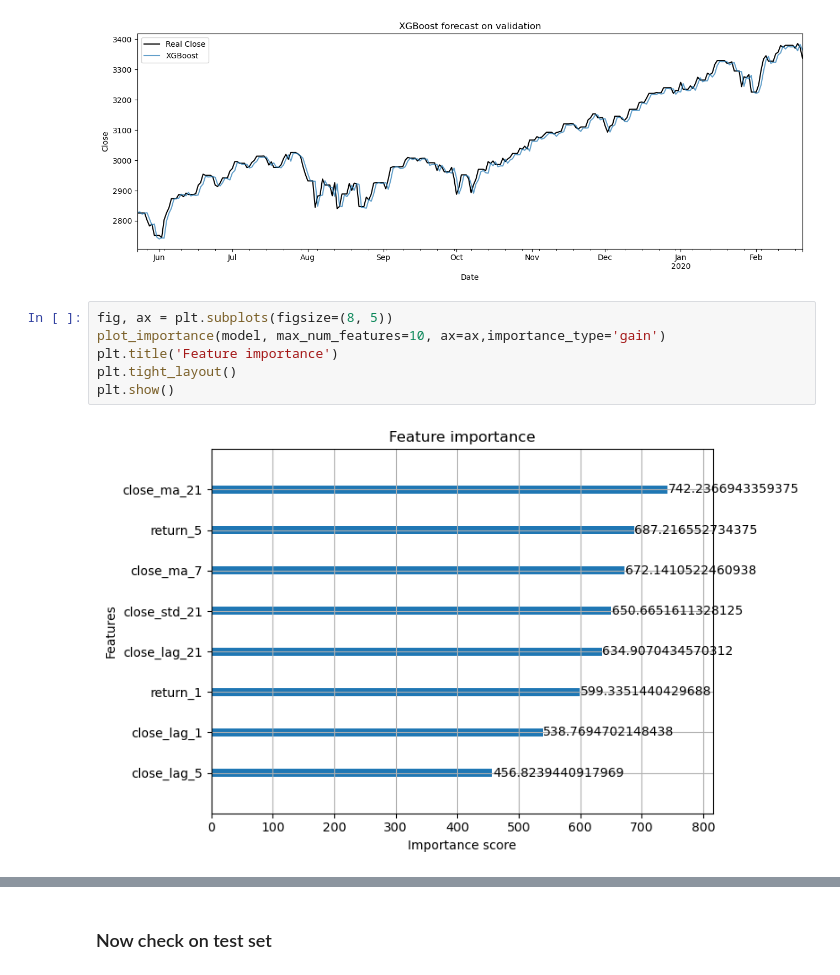
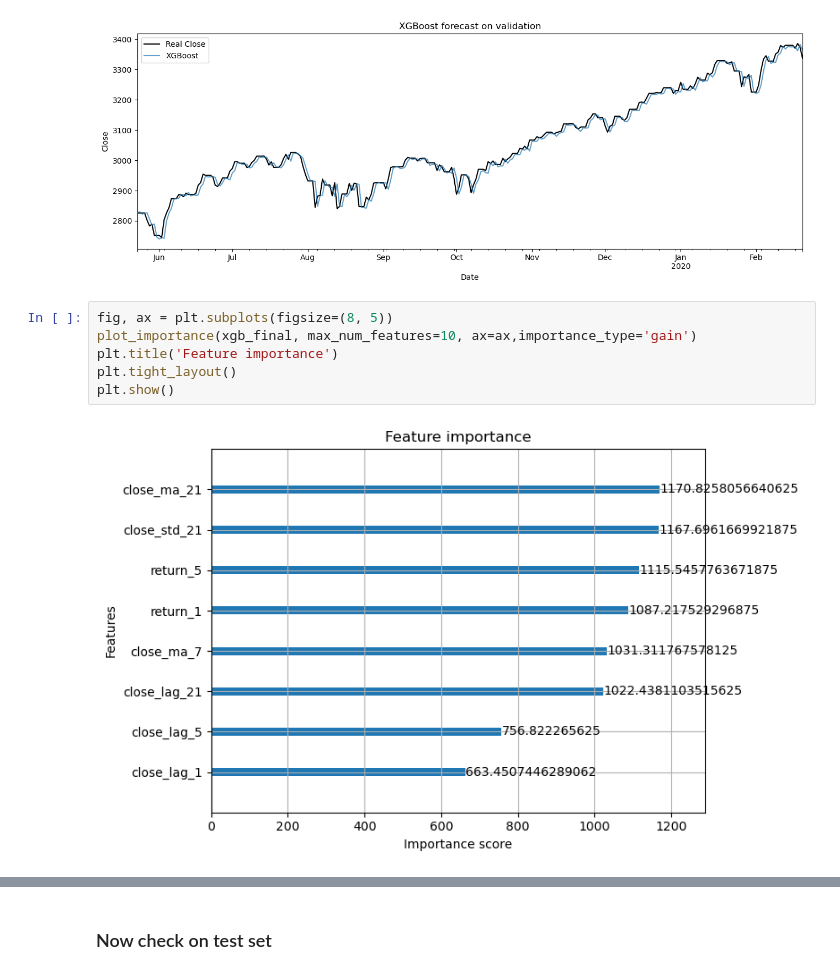
Before and after one commit to Handras18/Time-Series-Forecasting, a Jupyter notebook: 03_modeling.ipynb, the cells around one changed output, grey strips where cells are left out. Drawn from its saved outputs; the diff is of its cells as text.

Commit message:
Change xgboost importance plot and markdown cells

```diff
--- a/03_modeling.ipynb
+++ b/03_modeling.ipynb
@@ -325,11 +325,11 @@ plt.show()
 [figure]
 # %%
 fig, ax = plt.subplots(figsize=(8, 5))
-plot_importance(model, max_num_features=10, ax=ax,importance_type='gain')
+plot_importance(xgb_final, max_num_features=10, ax=ax,importance_type='gain')
 plt.title('Feature importance')
 plt.tight_layout()
 plt.show()
 # %% [output]
-[figure, old version]
+[figure, new version]
 # %%
 fig, ax = plt.subplots(figsize=(8, 5))
```
Also changed, not shown: parts of 3 cells of this notebook.
